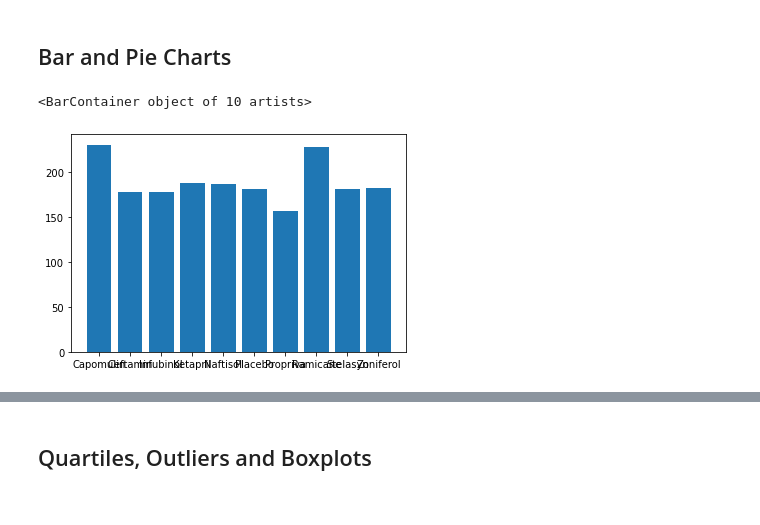
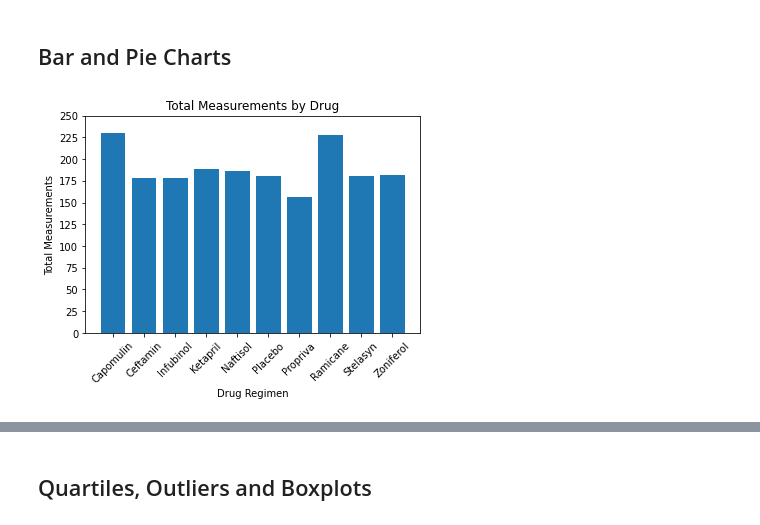
Before and after one commit to jordanroessle/matplotlib-challenge, a Jupyter notebook: pymaceuticals_starter.ipynb, the cells around one changed output, grey strips where cells are left out. Drawn from its saved outputs; the diff is of its cells as text; code cells hidden in the pictures.

Commit message:
bar plots completed

```diff
--- a/pymaceuticals_starter.ipynb
+++ b/pymaceuticals_starter.ipynb
@@ -132,14 +132,17 @@ summary_drug_stats_agg
 ## Bar and Pie Charts
 # %%
 # Generate a bar plot showing the total number of measurements taken on each drug regimen using pandas.
-# x_axis = summary_drug_stats.index
-# y_axis = regimen_groupby.Mouse_ID.count()
-# plt.xlabel("Drug Regimen")
-
-
-# plt.bar(x_axis, y_axis)
+x_axis = summary_drug_stats.index
+y_axis = regimen_groupby.Mouse_ID.count()
+plt.xlabel("Drug Regimen")
+plt.ylabel("Total Measurements")
+plt.title("Total Measurements by Drug")
+plt.xticks(rotation=45)
+plt.yticks(range(0, 275, 25))
+plt.ylim(0,250)
+plt.bar(x_axis, y_axis)
+plt.show()
 # %% [output]
-<BarContainer object of 10 artists>
-[figure, old version]
+[figure, new version]
 # %%
 # Generate a bar plot showing the total number of measurements taken on each drug regimen using pyplot.
```
Also changed, not shown: parts of 1 cell of this notebook.
